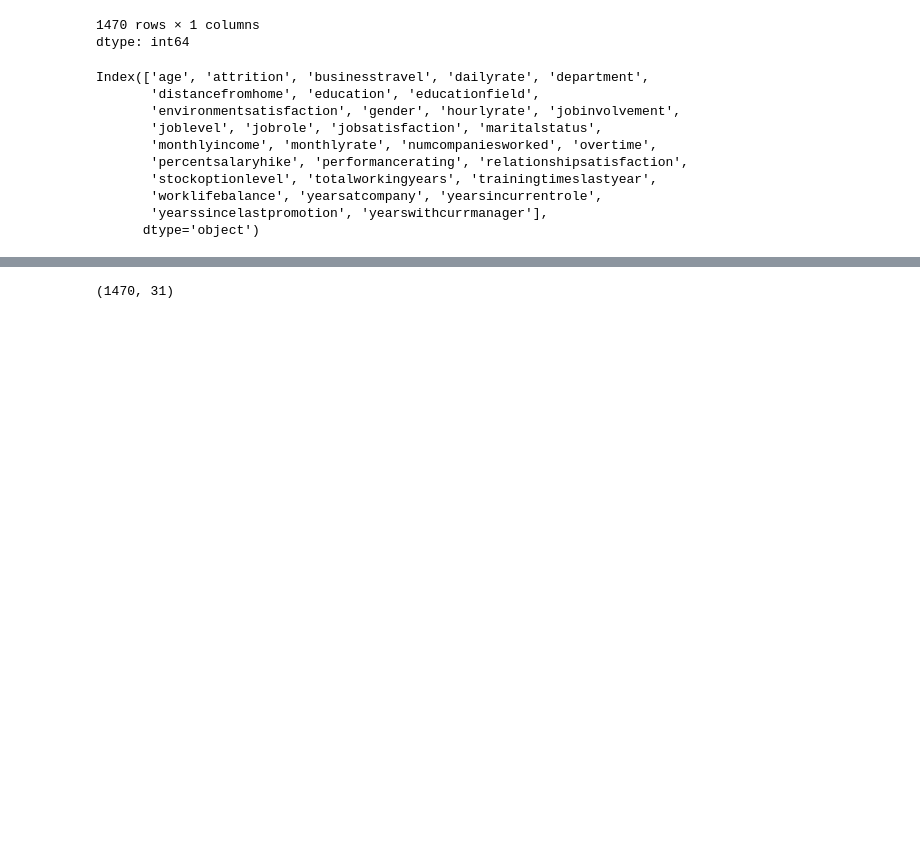
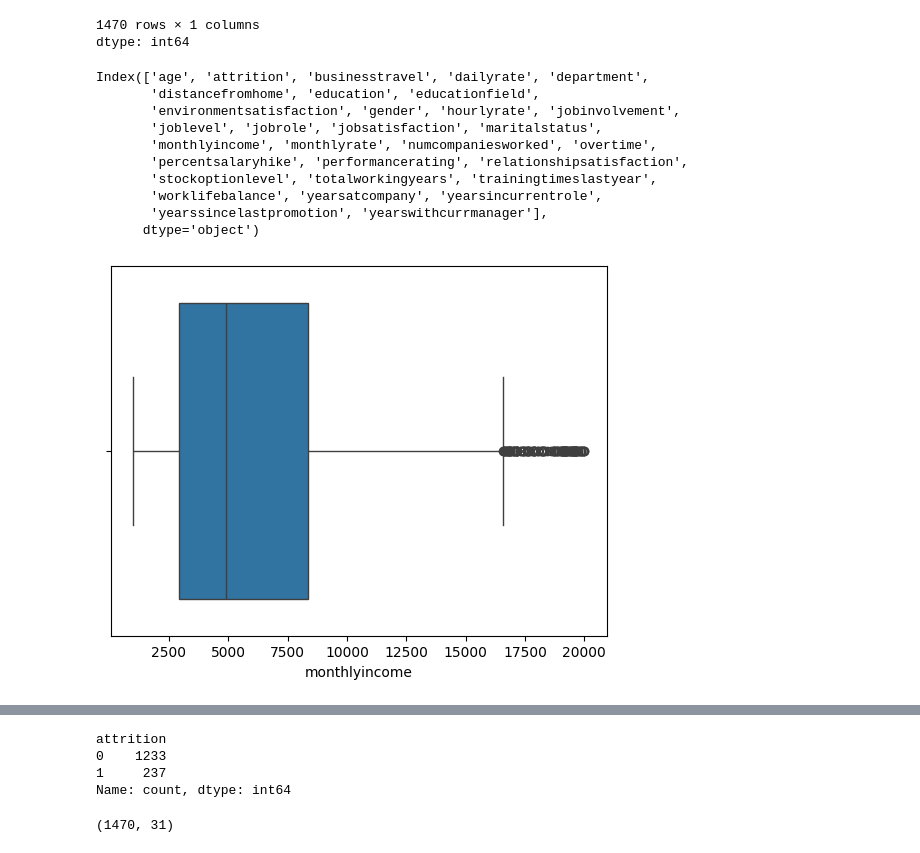
Before and after one commit to Selvasaranya2025/employee_attrition, a Jupyter notebook: miniproject3.ipynb, the cells around one changed output, grey strips where cells are left out. Saved outputs shown, nothing was run; the diff lists cells and outputs as text; code cells hidden in the pictures; blank space fills up the shorter version.

```diff
--- a/miniproject3.ipynb
+++ b/miniproject3.ipynb
@@ -4,7 +4,7 @@
 import pandas as pd
 
 # Load the dataset
-df = pd.read_csv('/content/Employee-Attrition - Employee-Attrition (1).csv')
+df = pd.read_csv('/content/Employee-Attrition - Employee-Attrition (2).csv')
 
 # Preview the data
 print("Initial shape:", df.shape)
@@ -174,6 +174,15 @@ Index(['age', 'attrition', 'businesstravel', 'dailyrate', 'department',
        'worklifebalance', 'yearsatcompany', 'yearsincurrentrole',
        'yearssincelastpromotion', 'yearswithcurrmanager'],
       dtype='object')
+# %%
+import seaborn as sns
+import matplotlib.pyplot as plt
+
+# Example for MonthlyIncome
+sns.boxplot(x=df['monthlyincome'])
+plt.show()
+# %% [output]
+[figure, added]
 # %%
 #cleaned dataset saving
 
@@ -185,6 +194,13 @@ files.download('cleaned_employee_attrition.csv')
 # %% [output]
 [interactive output not drawn]
 [interactive output not drawn]
+# %%
+print(df['attrition'].value_counts())
+# %% [output]
+attrition
+0    1233
+1     237
+Name: count, dtype: int64
 # %%
 df.shape
 # %% [output]
```
Also changed, not shown: parts of 15 cells of this notebook.
